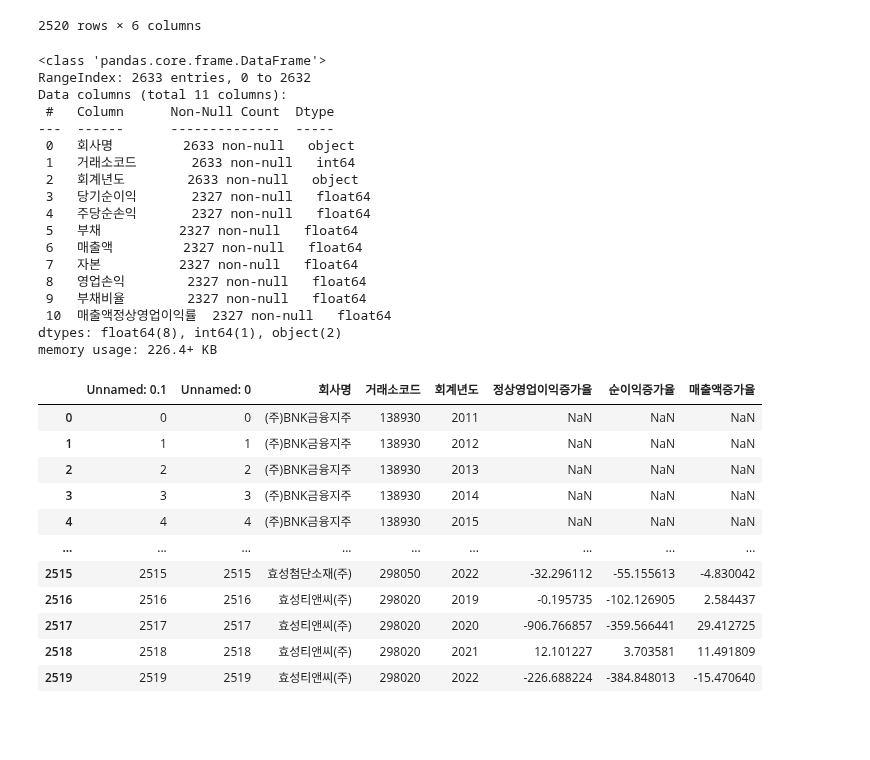
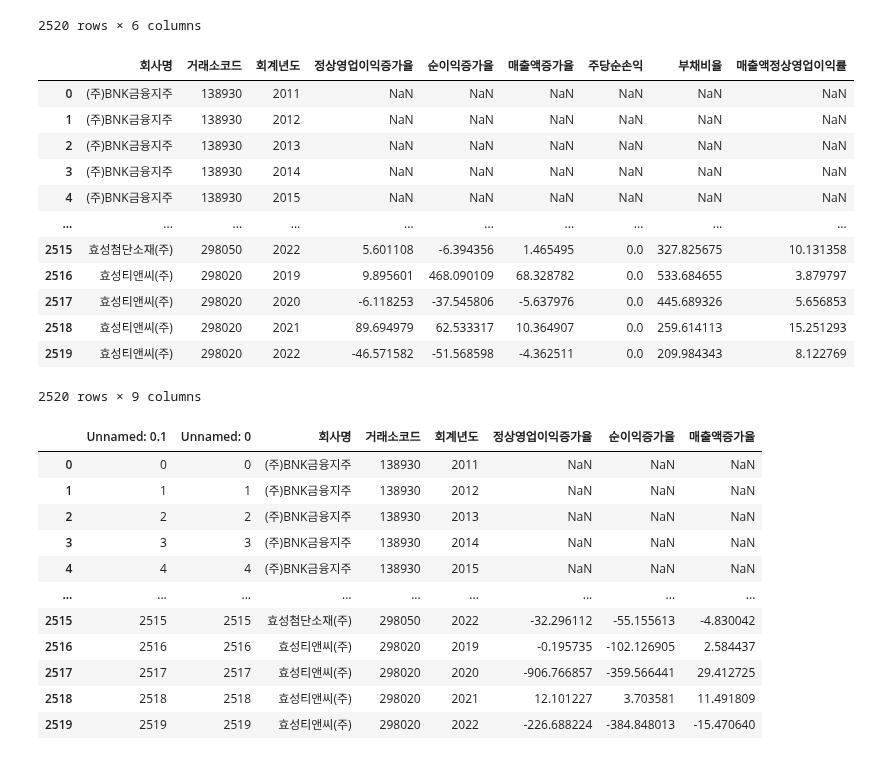
Before and after one commit to seohyungro/Python, a Jupyter notebook: 프로젝트1/jd.ipynb, the cells around one changed output. Drawn from its saved outputs; the diff is of its cells as text; code cells hidden in the pictures; blank space fills up the shorter version.

```diff
--- a/프로젝트1/jd.ipynb
+++ b/프로젝트1/jd.ipynb
@@ -832,26 +832,21 @@ k_1_
 # %%
 kospi1 = pd.concat([k_1[['회사명', '거래소코드', '회계년도', '정상영업이익증가율', '순이익증가율', '매출액증가율']], k_1_[['주당순손익', '부채비율', '매출액정상영업이익률']]], axis=1)
 # %%
-kospi1.info()
+kospi1
 # %% [output]
+|  | 회사명 | 거래소코드 | 회계년도 | 정상영업이익증가율 | 순이익증가율 | 매출액증가율 | 주당순손익 | 부채비율 | 매출액정상영업이익률 |
+| 0 | (주)BNK금융지주 | 138930 | 2011 | NaN | NaN | NaN | NaN | NaN | NaN |
+| 1 | (주)BNK금융지주 | 138930 | 2012 | NaN | NaN | NaN | NaN | NaN | NaN |
+| 2 | (주)BNK금융지주 | 138930 | 2013 | NaN | NaN | NaN | NaN | NaN | NaN |
+| 3 | (주)BNK금융지주 | 138930 | 2014 | NaN | NaN | NaN | NaN | NaN | NaN |
+| 4 | (주)BNK금융지주 | 138930 | 2015 | NaN | NaN | NaN | NaN | NaN | NaN |
+| ... | ... | ... | ... | ... | ... | ... | ... | ... | ... |
+| 2515 | 효성첨단소재(주) | 298050 | 2022 | 5.601108 | -6.394356 | 1.465495 | 0.0 | 327.825675 | 10.131358 |
+| 2516 | 효성티앤씨(주) | 298020 | 2019 | 9.895601 | 468.090109 | 68.328782 | 0.0 | 533.684655 | 3.879797 |
+| 2517 | 효성티앤씨(주) | 298020 | 2020 | -6.118253 | -37.545806 | -5.637976 | 0.0 | 445.689326 | 5.656853 |
+| 2518 | 효성티앤씨(주) | 298020 | 2021 | 89.694979 | 62.533317 | 10.364907 | 0.0 | 259.614113 | 15.251293 |
+| 2519 | 효성티앤씨(주) | 298020 | 2022 | -46.571582 | -51.568598 | -4.362511 | 0.0 | 209.984343 | 8.122769 |
-<class 'pandas.core.frame.DataFrame'>
-RangeIndex: 2633 entries, 0 to 2632
-Data columns (total 11 columns):
- #   Column      Non-Null Count  Dtype
----  ------      --------------  -----
- 0   회사명         2633 non-null   object
- 1   거래소코드       2633 non-null   int64
- 2   회계년도        2633 non-null   object
- 3   당기순이익       2327 non-null   float64
- 4   주당순손익       2327 non-null   float64
- 5   부채          2327 non-null   float64
- 6   매출액         2327 non-null   float64
- 7   자본          2327 non-null   float64
- 8   영업손익        2327 non-null   float64
- 9   부채비율        2327 non-null   float64
- 10  매출액정상영업이익률  2327 non-null   float64
-dtypes: float64(8), int64(1), object(2)
-memory usage: 226.4+ KB
+2520 rows × 9 columns
 # %%
 kospi1_
 # %%
```
Also changed, not shown: 2 other files.
